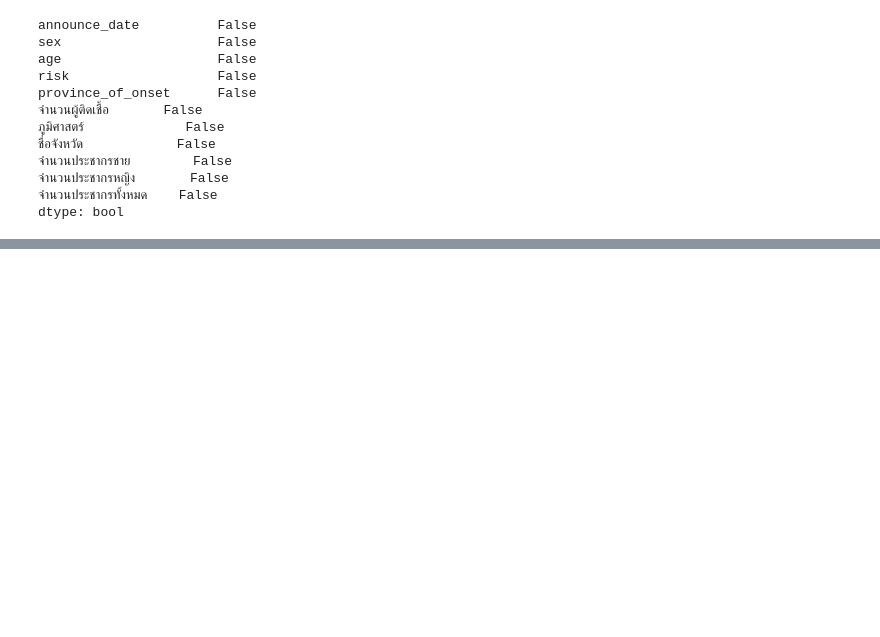
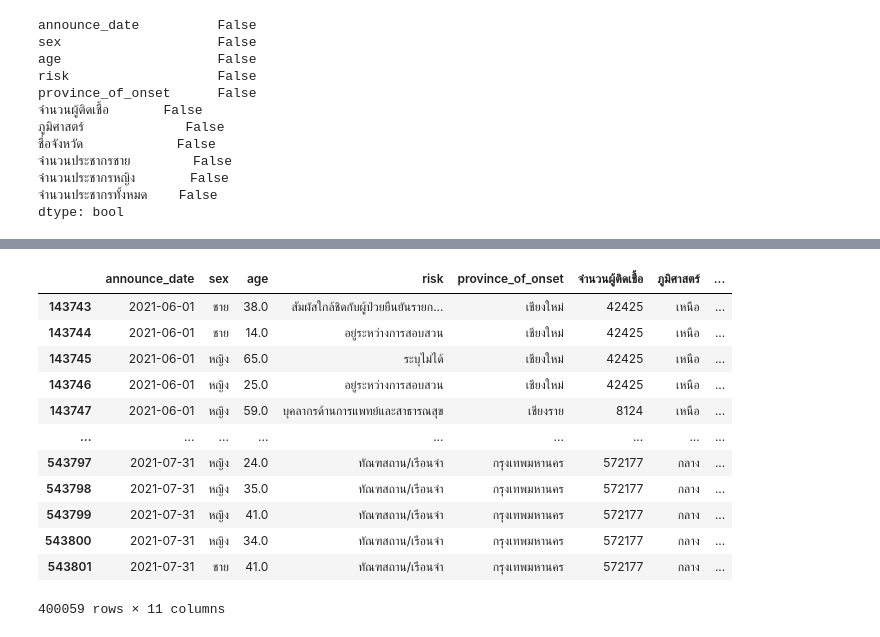
Before and after one commit to Wikanda-Hongboonmee/data_viz_2022, a Jupyter notebook: Project_DataViz.ipynb, the cells around one changed output, grey strips where cells are left out. Saved outputs shown, nothing was run; the diff lists cells and outputs as text; code cells hidden in the pictures; blank space fills up the shorter version.

```diff
--- a/Project_DataViz.ipynb
+++ b/Project_DataViz.ipynb
@@ -1309,0 +1379,17 @@ dtype: bool
+# %%
+data_3_y21 = data_finish_new[(data_finish_new['announce_date'] >= '2021-06-01') & (data_finish_new['announce_date'] <= '2021-07-31')]
+data_3_y21 # ข้อมูลวันที่ 1 มิถุนายน - 31 กรกฏาคม 2021
+# %% [output]
+|  | announce_date | sex | age | risk | province_of_onset | จำนวนผู้ติดเชื้อ | ภูมิศาสตร์ | ... |
+| 143743 | 2021-06-01 | ชาย | 38.0 | สัมผัสใกล้ชิดกับผู้ป่วยยืนยันรายก... | เชียงใหม่ | 42425 | เหนือ | ... |
+| 143744 | 2021-06-01 | ชาย | 14.0 | อยู่ระหว่างการสอบสวน | เชียงใหม่ | 42425 | เหนือ | ... |
+| 143745 | 2021-06-01 | หญิง | 65.0 | ระบุไม่ได้ | เชียงใหม่ | 42425 | เหนือ | ... |
+| 143746 | 2021-06-01 | หญิง | 25.0 | อยู่ระหว่างการสอบสวน | เชียงใหม่ | 42425 | เหนือ | ... |
+| 143747 | 2021-06-01 | หญิง | 59.0 | บุคลากรด้านการแพทย์และสาธารณสุข | เชียงราย | 8124 | เหนือ | ... |
+| ... | ... | ... | ... | ... | ... | ... | ... | ... |
+| 543797 | 2021-07-31 | หญิง | 24.0 | ทัณฑสถาน/เรือนจำ | กรุงเทพมหานคร | 572177 | กลาง | ... |
+| 543798 | 2021-07-31 | หญิง | 35.0 | ทัณฑสถาน/เรือนจำ | กรุงเทพมหานคร | 572177 | กลาง | ... |
+| 543799 | 2021-07-31 | หญิง | 41.0 | ทัณฑสถาน/เรือนจำ | กรุงเทพมหานคร | 572177 | กลาง | ... |
+| 543800 | 2021-07-31 | หญิง | 34.0 | ทัณฑสถาน/เรือนจำ | กรุงเทพมหานคร | 572177 | กลาง | ... |
+| 543801 | 2021-07-31 | ชาย | 41.0 | ทัณฑสถาน/เรือนจำ | กรุงเทพมหานคร | 572177 | กลาง | ... |
+400059 rows × 11 columns
```
Also changed, not shown: parts of 13 cells of this notebook.
